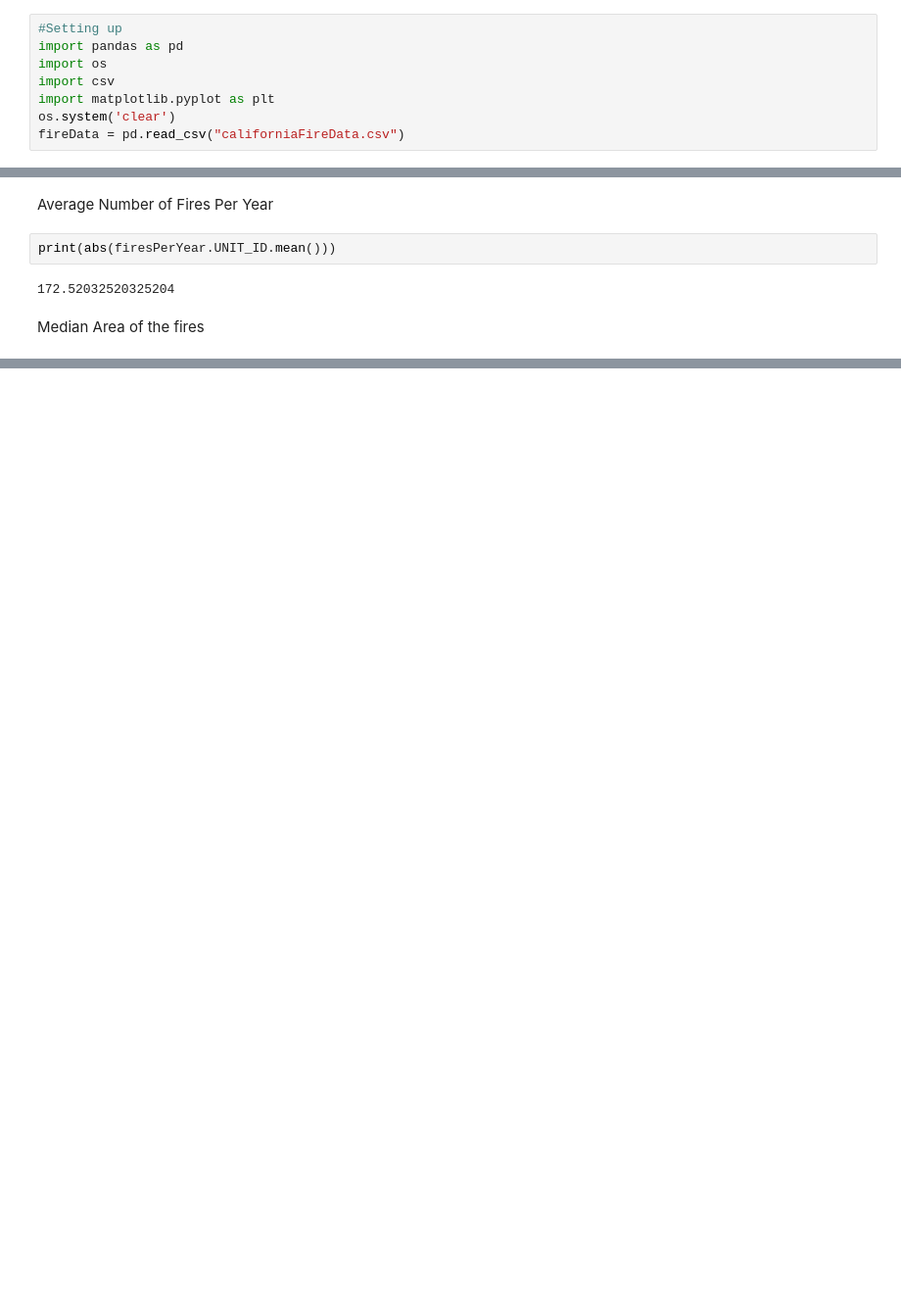
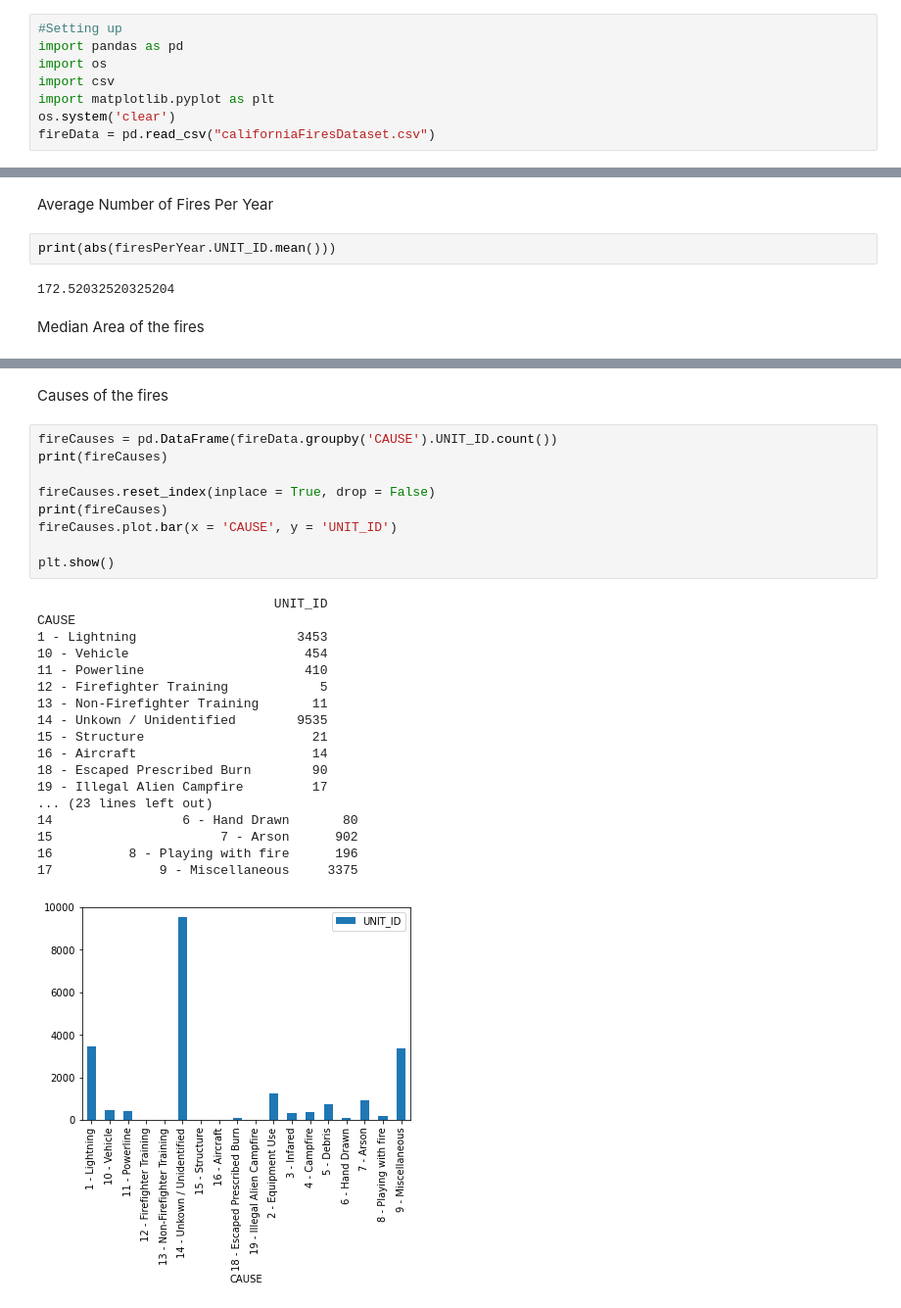
Before and after one commit to aariandhanani/AarianDhananiDataScience, a Jupyter notebook: predictingFiresInCalifornia.ipynb, the cells around one changed output, grey strips where cells are left out. Shown at 98% size. Cells and saved outputs as stored; diff of their text form; blank space fills up the shorter version.

```diff
--- a/predictingFiresInCalifornia.ipynb
+++ b/predictingFiresInCalifornia.ipynb
@@ -20,6 +21,6 @@ import os
 import csv
 import matplotlib.pyplot as plt
 os.system('clear')
-fireData = pd.read_csv("californiaFireData.csv")
+fireData = pd.read_csv("californiaFiresDataset.csv")
 # %% [markdown]
 Location of the fires (unit)
@@ -103,0 +76,30 @@ The median area of the fires in California is 1023914.7432780301
+# %% [markdown]
+Causes of the fires
+# %%
+fireCauses = pd.DataFrame(fireData.groupby('CAUSE').UNIT_ID.count())
+print(fireCauses)
+
+fireCauses.reset_index(inplace = True, drop = False)
+print(fireCauses)
+fireCauses.plot.bar(x = 'CAUSE', y = 'UNIT_ID')
+
+plt.show()
+# %% [output]
+                               UNIT_ID
+CAUSE
+1 - Lightning                     3453
+10 - Vehicle                       454
+11 - Powerline                     410
+12 - Firefighter Training            5
+13 - Non-Firefighter Training       11
+14 - Unkown / Unidentified        9535
+15 - Structure                      21
+16 - Aircraft                       14
+18 - Escaped Prescribed Burn        90
+19 - Illegal Alien Campfire         17
+... (23 lines left out)
+14                 6 - Hand Drawn       80
+15                      7 - Arson      902
+16          8 - Playing with fire      196
+17              9 - Miscellaneous     3375
+[figure, added]
```
Also changed, not shown: parts of 6 cells of this notebook, 1 other file.
